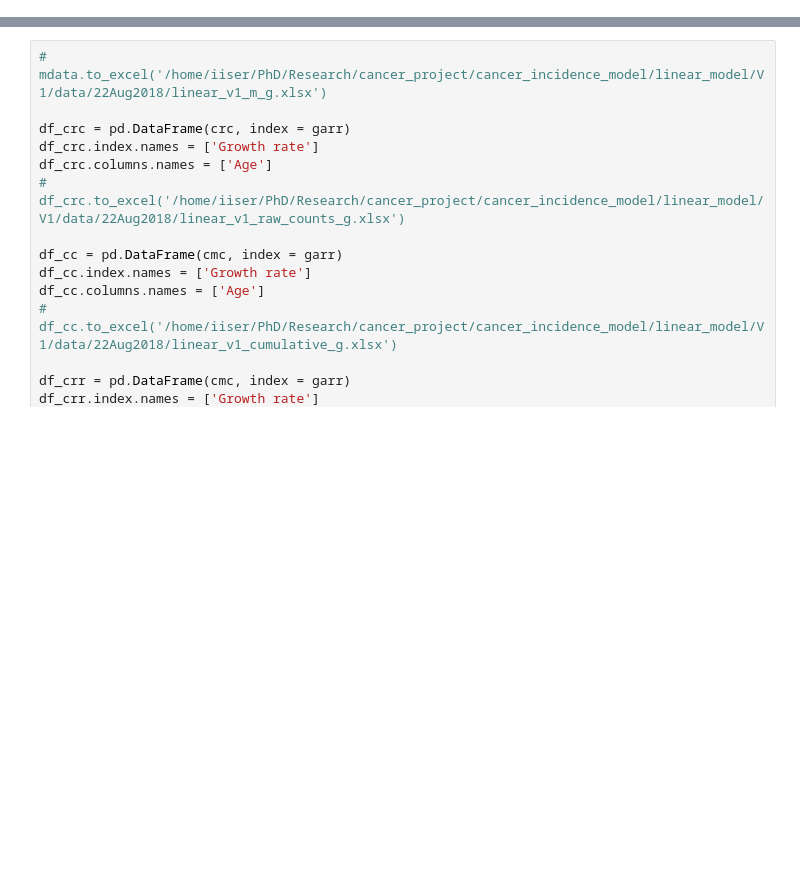
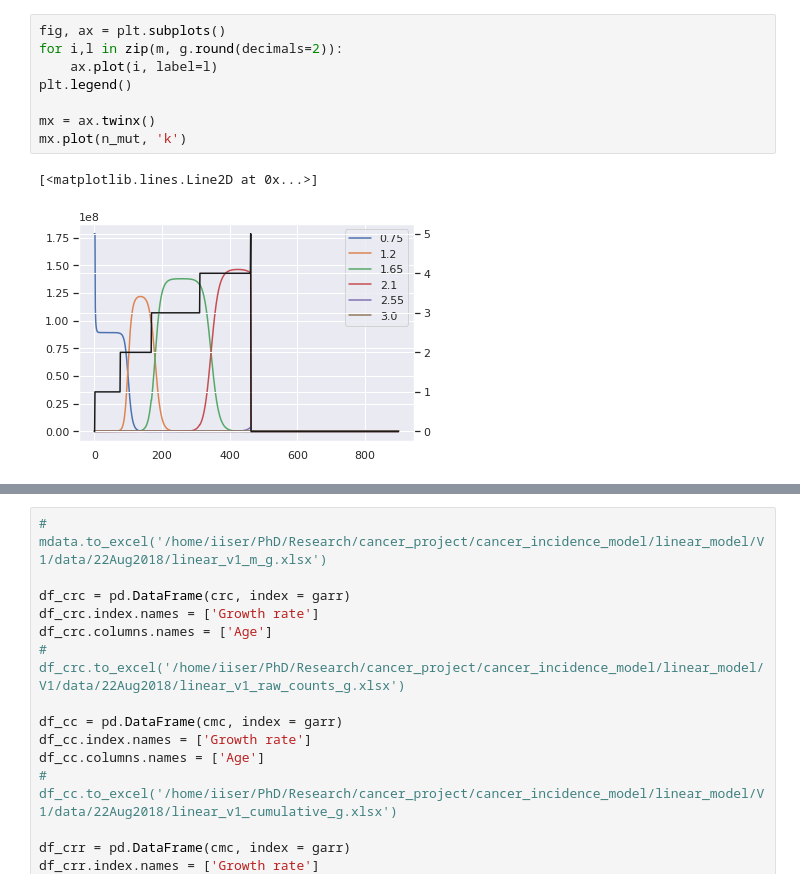
Before and after one commit to vibishanb/cancer-incidence-models, a Jupyter notebook: codes/linear-model-v1.ipynb, the cells around one changed output, grey strips where cells are left out. Saved outputs shown, nothing was run; the diff lists cells and outputs as text; blank space fills up the shorter version.

```diff
--- a/codes/linear-model-v1.ipynb
+++ b/codes/linear-model-v1.ipynb
@@ -118,0 +90,11 @@ for p in tqdm(parr, desc='Mutation rate', leave=False):
+# %%
+fig, ax = plt.subplots()
+for i,l in zip(m, g.round(decimals=2)):
+    ax.plot(i, label=l)
+plt.legend()
+
+mx = ax.twinx()
+mx.plot(n_mut, 'k')
+# %% [output]
+[<matplotlib.lines.Line2D at 0x...>]
+[figure, added]
```
Also changed, not shown: parts of 6 cells of this notebook, 1 other file.
